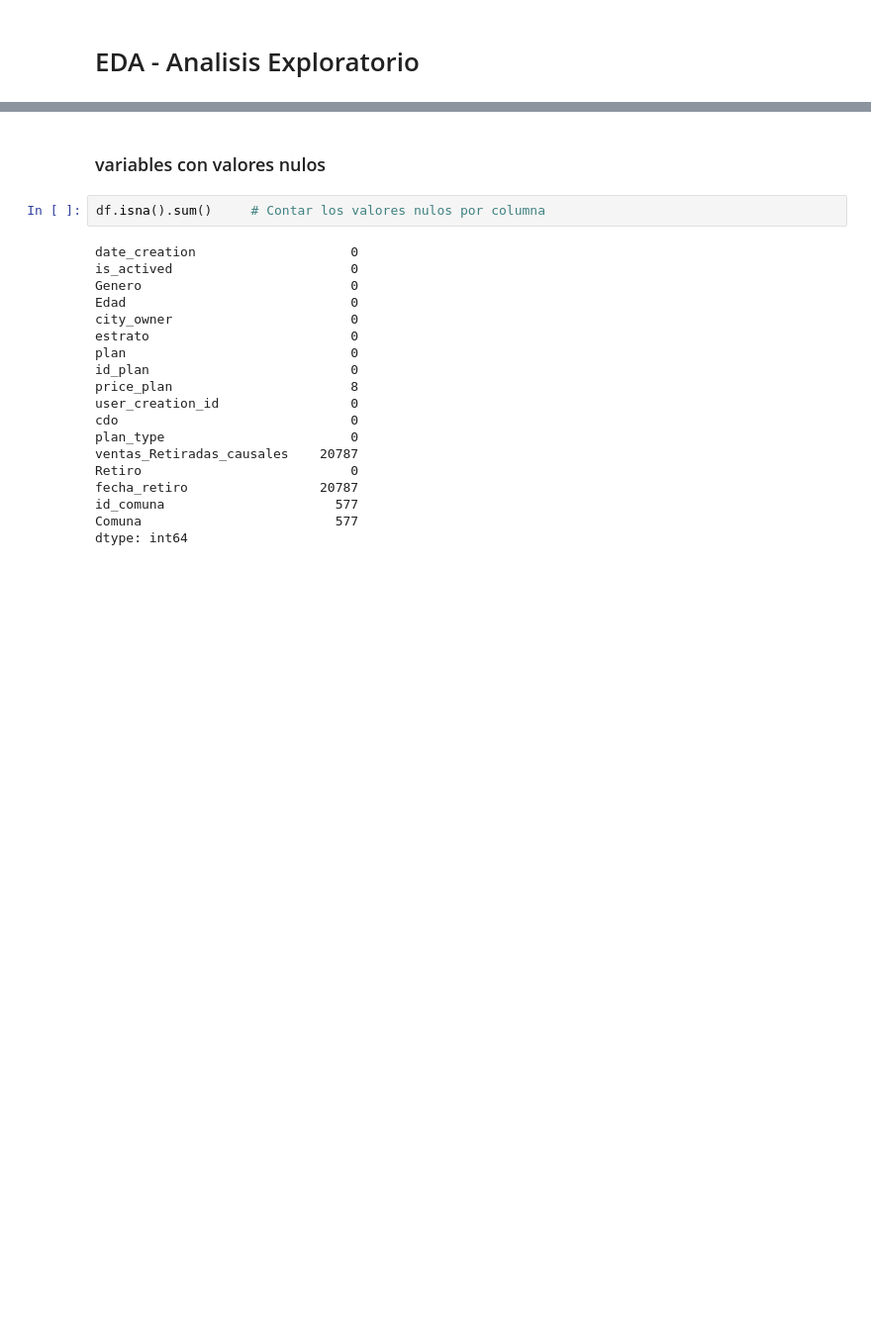
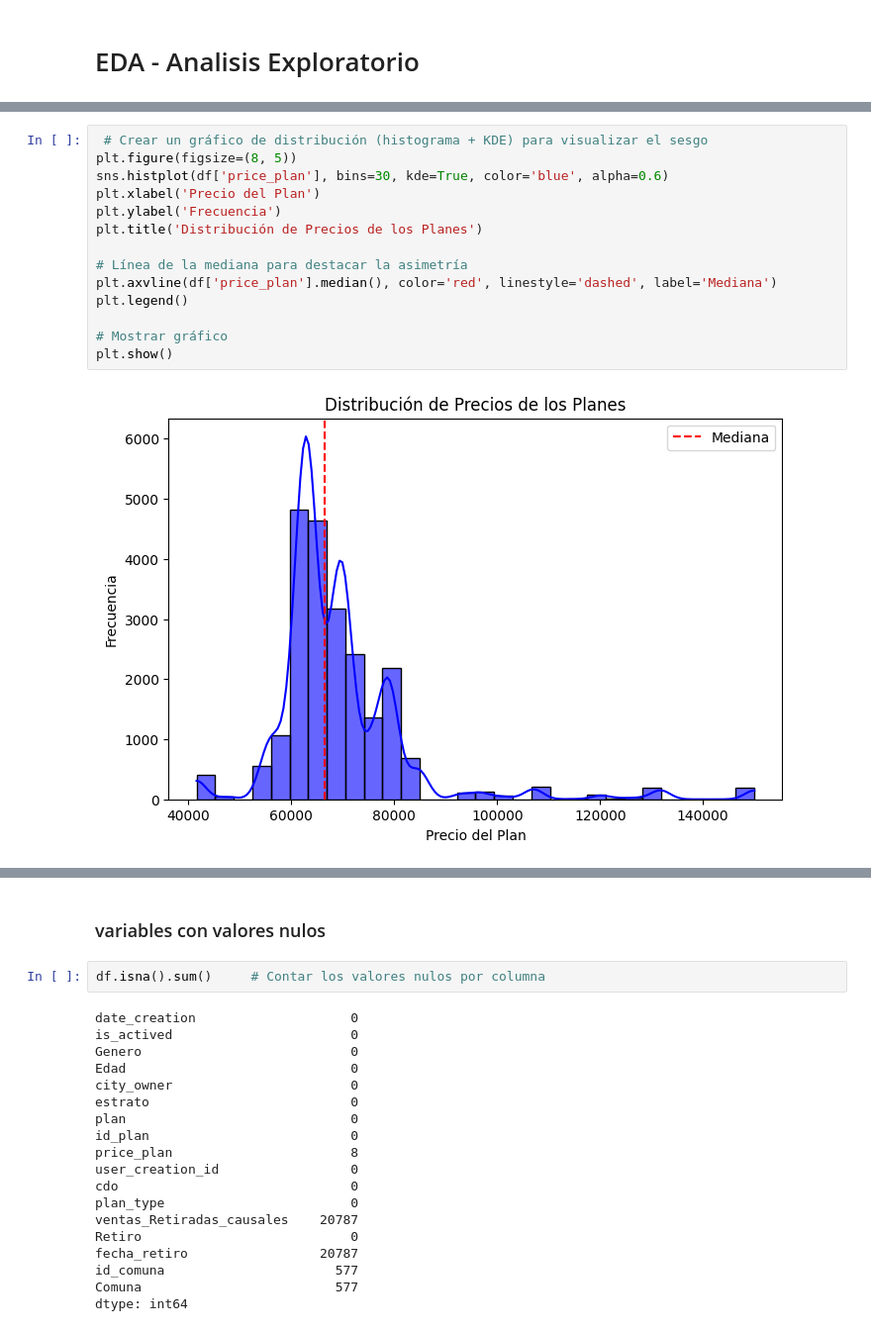
Before and after one commit to Grupos5-EDA-icesi/Analisis-Exploratorio, a Jupyter notebook: FINAL/caso_ventas4.ipynb, the cells around one changed output, grey strips where cells are left out. Shown at 99% size. Drawn from its saved outputs; the diff is of its cells as text; blank space fills up the shorter version.

```diff
--- a/FINAL/caso_ventas4.ipynb
+++ b/FINAL/caso_ventas4.ipynb
@@ -366,0 +499,16 @@ df.isna().sum().sum()   # Contar los valores nulos en total
+# %%
+ # Crear un gráfico de distribución (histograma + KDE) para visualizar el sesgo
+plt.figure(figsize=(8, 5))
+sns.histplot(df['price_plan'], bins=30, kde=True, color='blue', alpha=0.6)
+plt.xlabel('Precio del Plan')
+plt.ylabel('Frecuencia')
+plt.title('Distribución de Precios de los Planes')
+
+# Línea de la mediana para destacar la asimetría
+plt.axvline(df['price_plan'].median(), color='red', linestyle='dashed', label='Mediana')
+plt.legend()
+
+# Mostrar gráfico
+plt.show()
+# %% [output]
+[figure, added]
```
Also changed, not shown: parts of 16 cells of this notebook.
